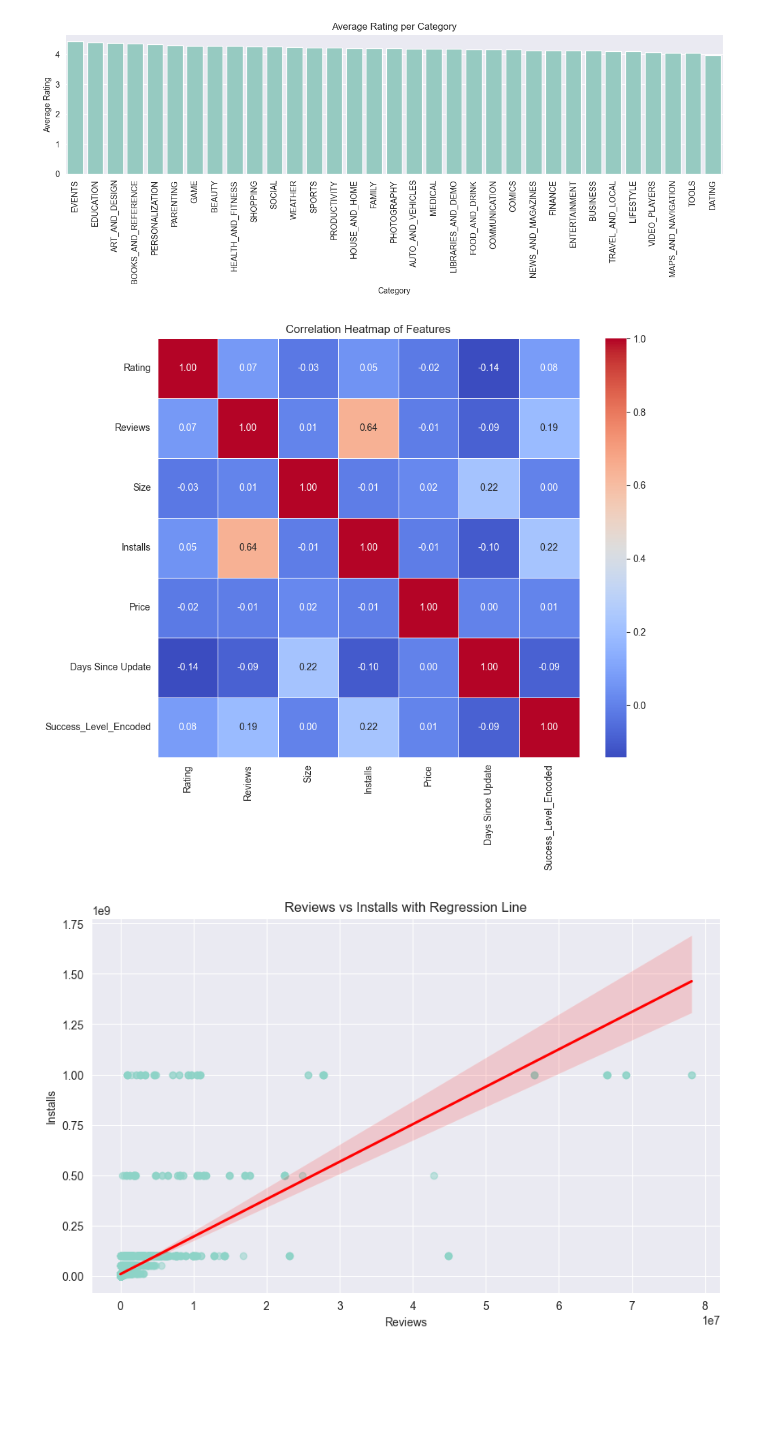
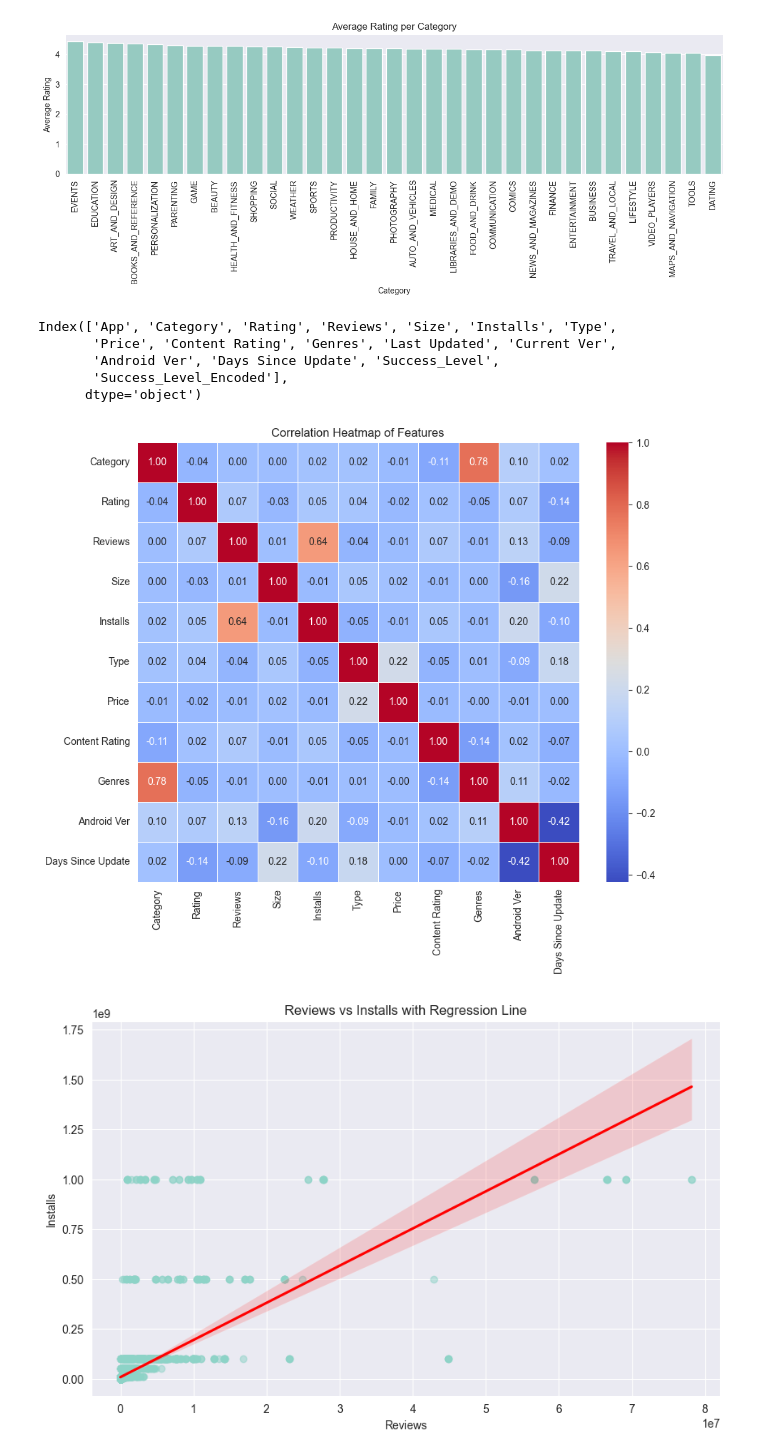
Before and after one commit to Aauia/MobileApp-Success-Project, a Jupyter notebook: appAnalyses/finalVersionEdited.ipynb, the cells around one changed output. Drawn from its saved outputs; the diff is of its cells as text; code cells hidden in the pictures; blank space fills up the shorter version.

```diff
--- a/appAnalyses/finalVersionEdited.ipynb
+++ b/appAnalyses/finalVersionEdited.ipynb
@@ -516,26 +502,31 @@ plt.show()
 [figure]
 [figure]
 [figure]
+# %%
+df.columns
+# %% [output]
+Index(['App', 'Category', 'Rating', 'Reviews', 'Size', 'Installs', 'Type',
+       'Price', 'Content Rating', 'Genres', 'Last Updated', 'Current Ver',
+       'Android Ver', 'Days Since Update', 'Success_Level',
+       'Success_Level_Encoded'],
+      dtype='object')
 # %%
-# Select only numeric columns
-numeric_df = df.select_dtypes(include=[np.number])
 
-# Calculate the correlation matrix
+numeric_df = df_tree
+numeric_df = numeric_df.drop(['Success_Level_Encoded', 'Success_Level','App','Last Updated','Current Ver'], axis=1)
+
+
 corr_matrix = numeric_df.corr()
-
-# Set up the matplotlib figure
 plt.figure(figsize=(10, 8))
 
-# Create the heatmap
 sns.heatmap(corr_matrix, annot=True, cmap='coolwarm', fmt='.2f', linewidths=0.5)
 
-# Title for the heatmap
 plt.title('Correlation Heatmap of Features')
 
-# Show the plot
+
 plt.show()
 # %% [output]
-[figure, old version]
+[figure, new version]
 # %%
 plt.figure(figsize=(10, 6))
 sns.regplot(data=df, x='Reviews', y='Installs', scatter_kws={'alpha':0.5}, line_kws={'color':'red'})
```
Also changed, not shown: parts of 41 cells of this notebook, 1 other file.
